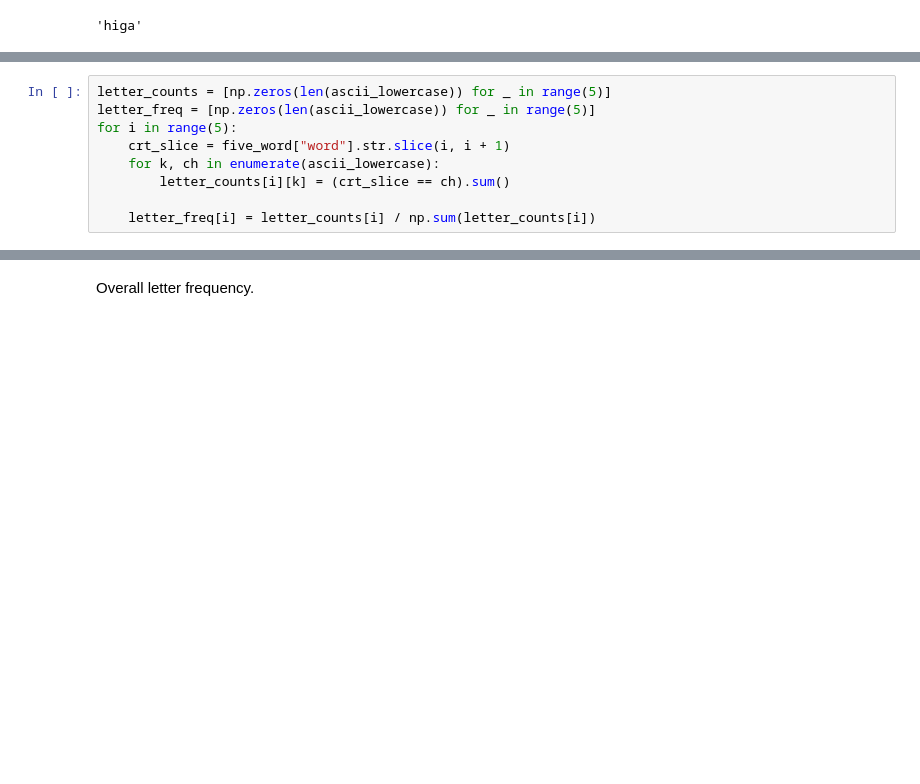
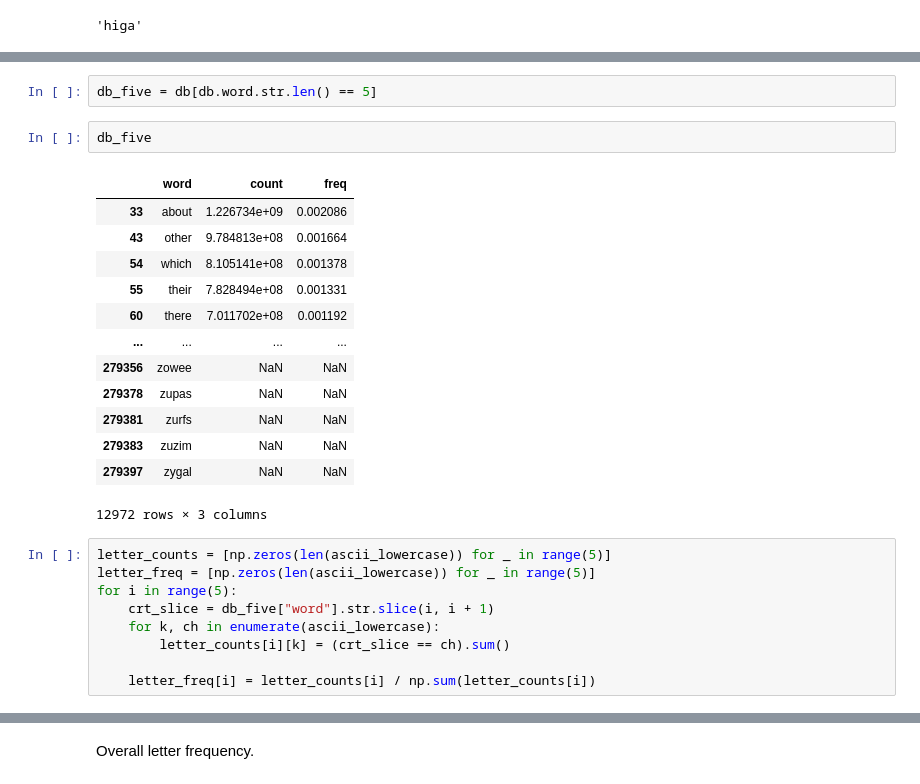
Before and after one commit to ttesileanu/clonle, a Jupyter notebook: notebook/explore_dictionary.ipynb, the cells around one changed output, grey strips where cells are left out. Cells and saved outputs as stored; diff of their text form; blank space fills up the shorter version.

```diff
--- a/notebook/explore_dictionary.ipynb
+++ b/notebook/explore_dictionary.ipynb
@@ -191,8 +214,26 @@ data["word"].sample(random_state=np.random.default_rng(1)).iloc[0]
+# %%
+db_five = db[db.word.str.len() == 5]
+# %%
+db_five
+# %% [output]
+|  | word | count | freq |
+| 33 | about | 1.226734e+09 | 0.002086 |
+| 43 | other | 9.784813e+08 | 0.001664 |
+| 54 | which | 8.105141e+08 | 0.001378 |
+| 55 | their | 7.828494e+08 | 0.001331 |
+| 60 | there | 7.011702e+08 | 0.001192 |
+| ... | ... | ... | ... |
+| 279356 | zowee | NaN | NaN |
+| 279378 | zupas | NaN | NaN |
+| 279381 | zurfs | NaN | NaN |
+| 279383 | zuzim | NaN | NaN |
+| 279397 | zygal | NaN | NaN |
+12972 rows × 3 columns
 # %%
 letter_counts = [np.zeros(len(ascii_lowercase)) for _ in range(5)]
 letter_freq = [np.zeros(len(ascii_lowercase)) for _ in range(5)]
 for i in range(5):
-    crt_slice = five_word["word"].str.slice(i, i + 1)
+    crt_slice = db_five["word"].str.slice(i, i + 1)
     for k, ch in enumerate(ascii_lowercase):
         letter_counts[i][k] = (crt_slice == ch).sum()
 
```
Also changed, not shown: parts of 28 cells of this notebook.
